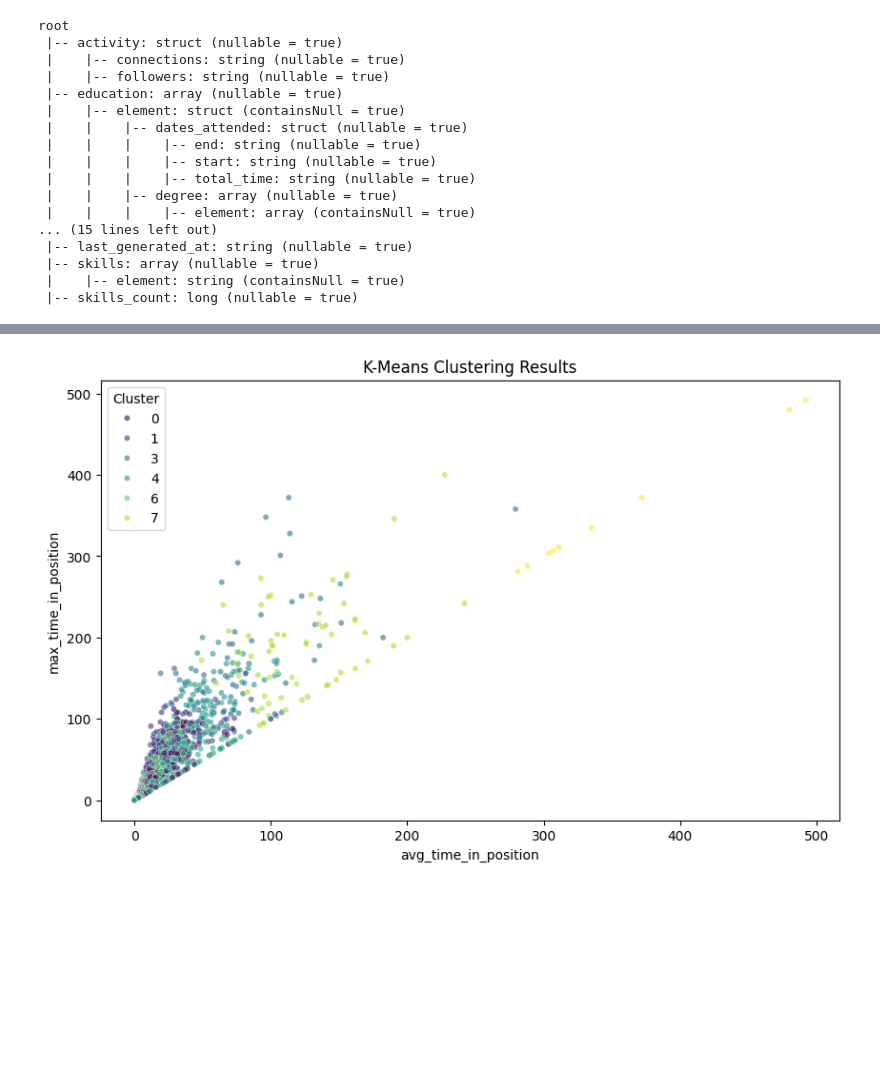
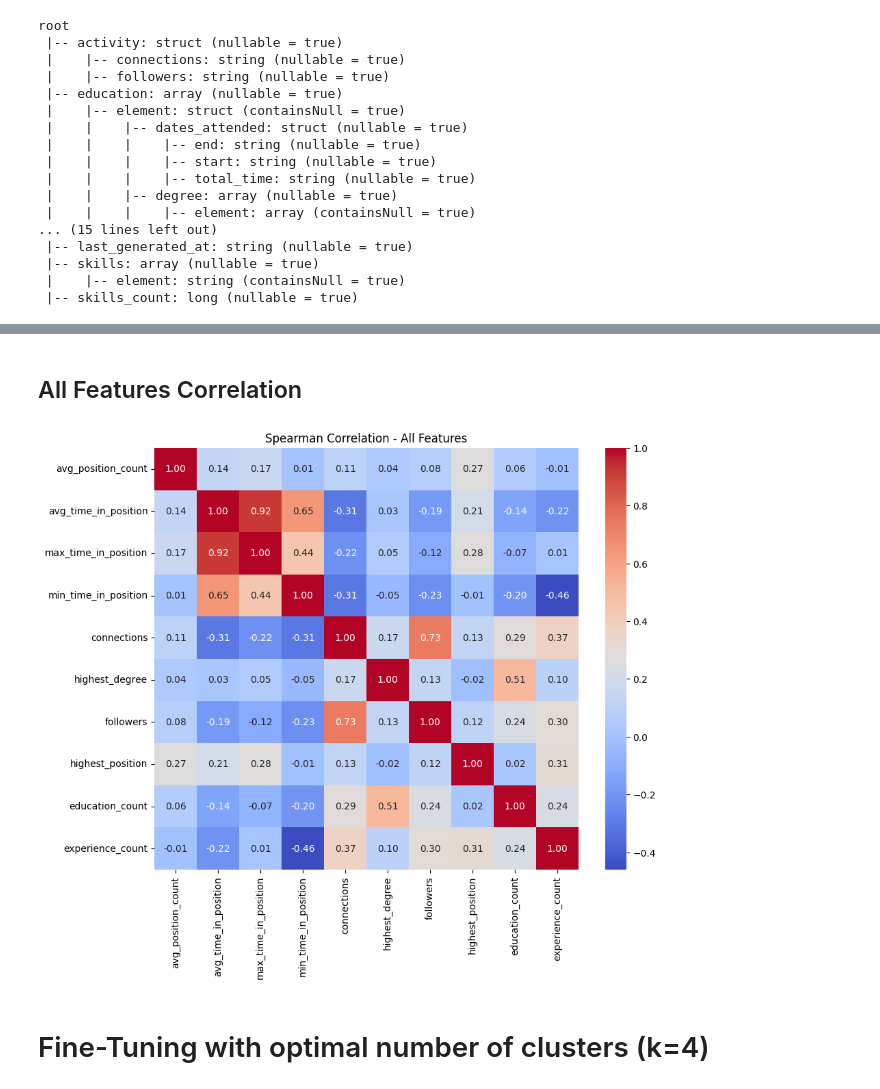
Before and after one commit to simran-dk/METCS777-term-project-repo-Team9, a Jupyter notebook: clustering_using_kmeans.ipynb, the cells around one changed output, grey strips where cells are left out. Cells and saved outputs as stored; diff of their text form; code cells hidden in the pictures; blank space fills up the shorter version.

```diff
--- a/clustering_using_kmeans.ipynb
+++ b/clustering_using_kmeans.ipynb
@@ -442,0 +619,8 @@ Total Count: 2187
+# %%
+print(f"All Features Count: {len(all_features) + 4} -- {all_features} ")
+filtered_all_df = transformed_all_features\
+    .filter((F.col('highest_degree') != 0) | (F.col('highest_position') != 0))\
+    .drop("id")
+logger.info("Successfully filtered df", size=filtered_all_df.count())
+default_values = {c:0 for c in all_features}
+filtered_all_df = filtered_all_df.fillna(default_values)
@@ -520,16 +674,26 @@ plt.show()
-# %%
-import matplotlib.pyplot as plt
-import seaborn as sns
-
-# Plotting
-plt.figure(figsize=(10, 6))
-x = 'avg_time_in_position'
-y = 'max_time_in_position'
-sns.scatterplot(x=x, y=y, hue='prediction', data=preditions_pd_df, palette='viridis', s=20, alpha=0.6)
-plt.title('K-Means Clustering Results')
-plt.xlabel(x)
-plt.ylabel(y)
-plt.legend(title='Cluster')
-plt.show()
-# %% [output]
-[figure, removed]
+# %% [markdown]
+## All Features Correlation
+# %%
+import pandas as pd
+import seaborn as sns
+import matplotlib.pyplot as plt
+
+filtered_df_pandas = filtered_all_df.toPandas()
+# Pearson correlation (default)
+# correlation_matrix = filtered_df_pandas.corr()
+
+# # For Kendall correlation
+# kendall_corr = filtered_df_pandas.corr(method='kendall')
+
+# For Spearman correlation
+spearman_corr = filtered_df_pandas.corr(method='spearman')
+
+# Using seaborn's heatmap function to visualize the correlation matrix
+plt.figure(figsize=(10,8))
+plt.title("Spearman Correlation - All Features")
+sns.heatmap(spearman_corr, annot=True, fmt='.2f', cmap='coolwarm')
+plt.show()
+# %% [output]
+[figure, added]
+# %% [markdown]
+# Fine-Tuning with optimal number of clusters (k=4)
```
Also changed, not shown: parts of 31 cells of this notebook, 4 other files.
